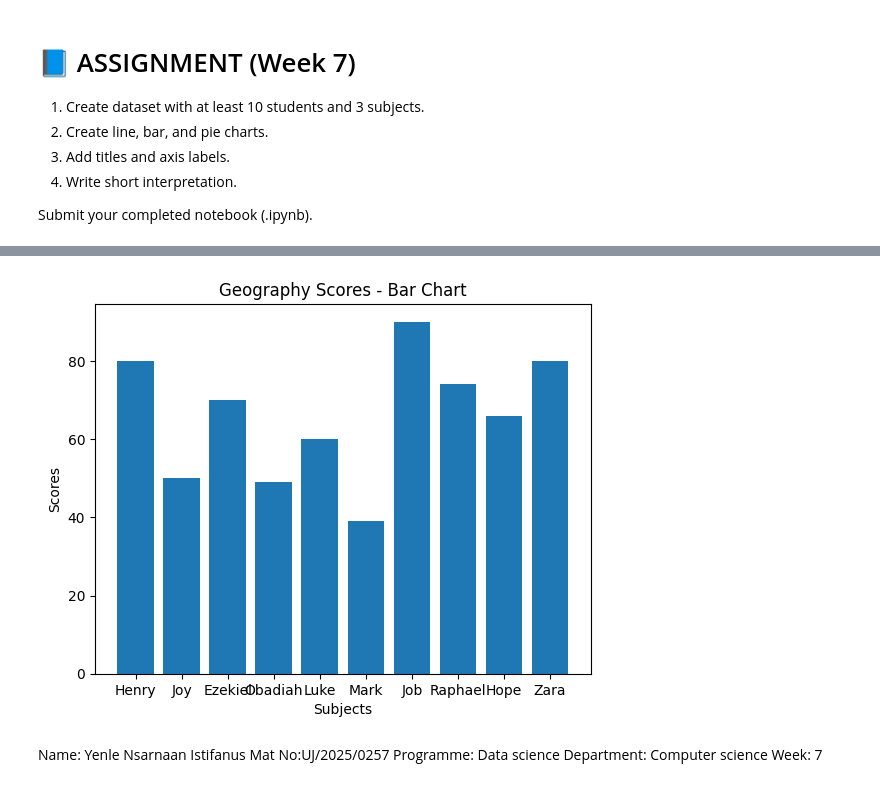
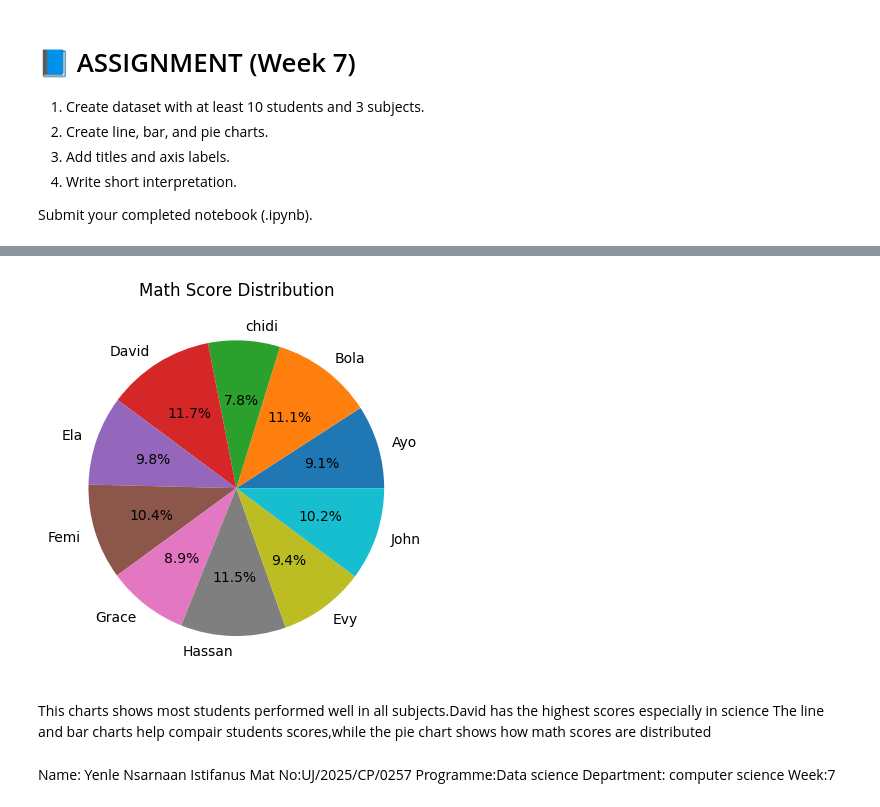
Before and after one commit to yenlensarnaan/DTS-103, a Jupyter notebook: WEEK_7_Basic_Charts.ipynb, the cells around one changed output, grey strips where cells are left out. Drawn from its saved outputs; the diff is of its cells as text; code cells hidden in the pictures.

```diff
--- a/WEEK_7_Basic_Charts.ipynb
+++ b/WEEK_7_Basic_Charts.ipynb
@@ -12,9 +12,3 @@
 Submit your completed notebook (.ipynb).
 # %%
 import matplotlib.pyplot as plt
-# %%
-
-students =["Henry", "Joy", "Ezekiel", "Obadiah", "Luke", "Mark", "Job", "Raphael", "Hope", "Zara"]
-french_scores = [59, 70, 85, 69, 67, 60, 90, 55, 44, 88]
-geography_scores = [80, 50, 70, 49, 60, 39, 90, 74, 66, 80]
-economics_scores = [60, 70, 80, 90, 50, 45, 77, 81, 49, 69]
@@ -31,16 +56,17 @@ plt.show()
-# %%
-
-plt.figure()
-plt.bar(students, geography_scores)
-plt.title("Geography Scores - Bar Chart")
-plt.xlabel("Subjects")
-plt.ylabel("Scores")
-plt.show()
-# %% [output]
-[figure, removed]
+# %%
+
+df.set_index("students")
+plt.pie(math_scores, labels=students, autopct='%1.1f%%')
+plt.title("Math Score Distribution")
+plt.show()
+# %% [output]
+[figure, added]
+# %% [markdown]
+This charts shows most students performed well in all subjects.David has the highest scores especially in science
+The line and bar charts help compair students scores,while the pie chart shows how math scores are distributed
 # %% [markdown]
 Name: Yenle Nsarnaan Istifanus
-Mat No:UJ/2025/0257
-Programme: Data science
-Department: Computer science
-Week: 7
+Mat No:UJ/2025/CP/0257
+Programme:Data science
+Department: computer science
+Week:7
```
Also changed, not shown: parts of 3 cells of this notebook.
